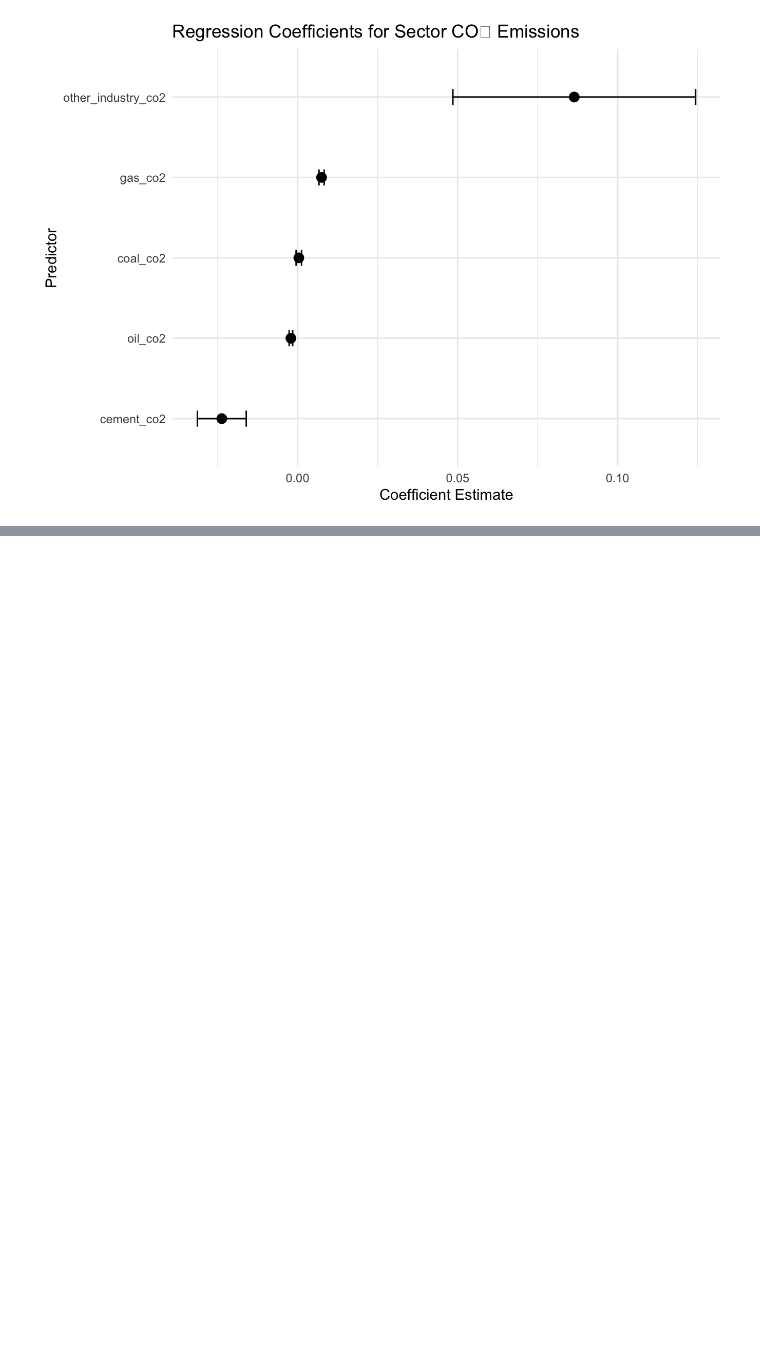
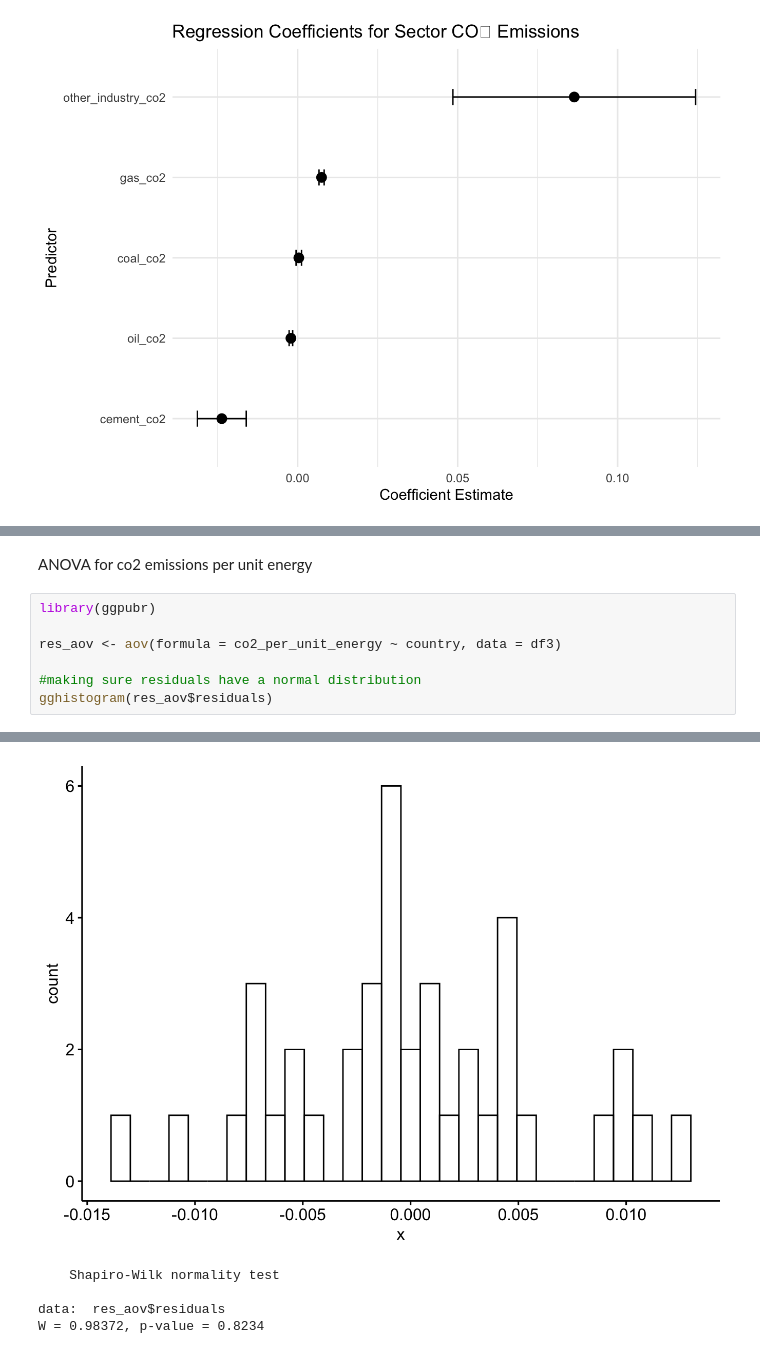
Before and after one commit to Yazeed-Aljohani/ESS330-FinalProject-April23, a Jupyter notebook: docs/index.embed.ipynb, the cells around one changed output, grey strips where cells are left out. Drawn from its saved outputs; the diff is of its cells as text; blank space fills up the shorter version.

```diff
--- a/docs/index.embed.ipynb
+++ b/docs/index.embed.ipynb
@@ -255,0 +346,10 @@ This figure showes regression coefficients showing the relationship between sect
+# %% [markdown]
+ANOVA for co2 emissions per unit energy
+# %%
+library(ggpubr)
+
+res_aov <- aov(formula = co2_per_unit_energy ~ country, data = df3)
+
+#making sure residuals have a normal distribution
+gghistogram(res_aov$residuals)
+# %% [output]
@@ -255,0 +358,5 @@ This figure showes regression coefficients showing the relationship between sect
+[figure, added]
+    Shapiro-Wilk normality test
+
+data:  res_aov$residuals
+W = 0.98372, p-value = 0.8234
```
Also changed, not shown: parts of 26 cells of this notebook, 28 other files.
